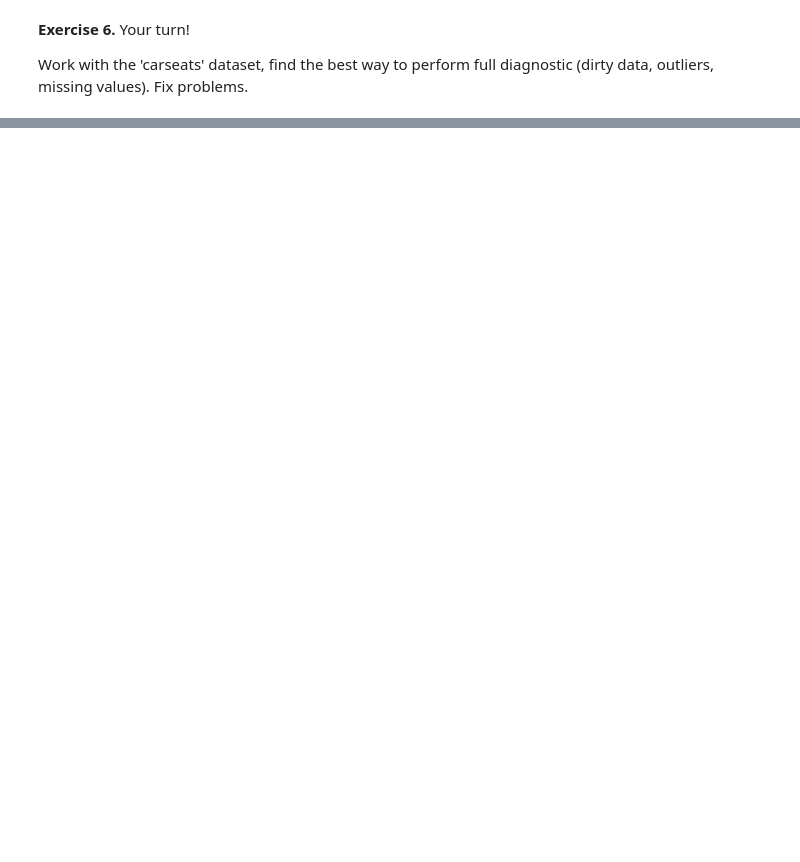
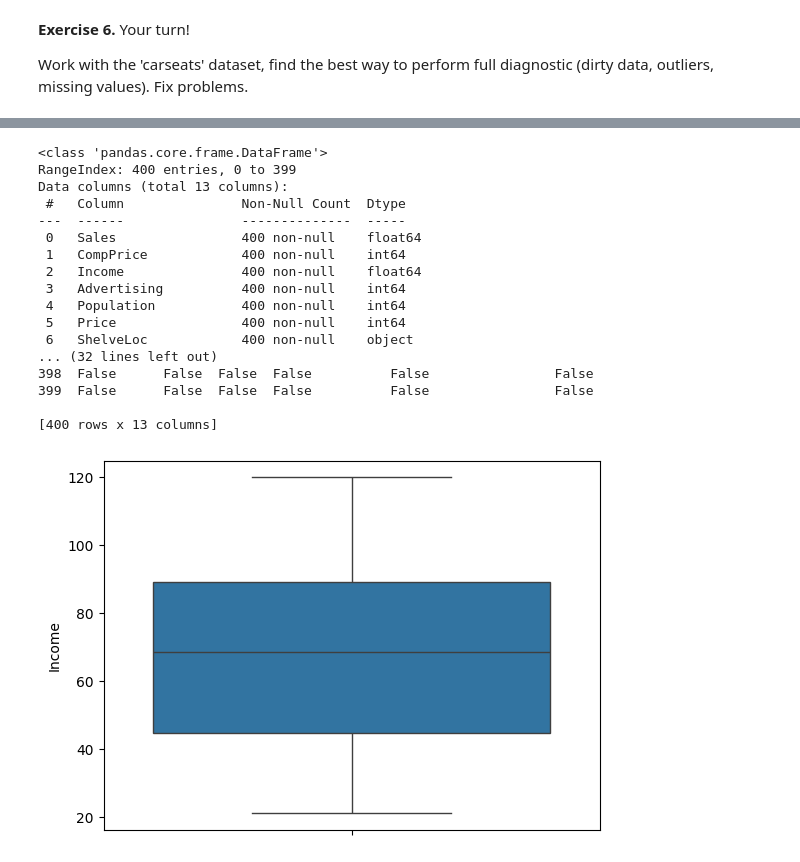
Before and after one commit to an19771/Ds2025, a Jupyter notebook: Exercise 4 (1).ipynb, the cells around one changed output, grey strips where cells are left out. Cells and saved outputs as stored; diff of their text form; code cells hidden in the pictures; blank space fills up the shorter version.

```diff
--- a/Exercise 4 (1).ipynb
+++ b/Exercise 4 (1).ipynb
@@ -652,0 +646,27 @@ Index: []
+# %%
+# your code goes here
+
+print(carseats.info())
+print(carseats.isna())
+sns.boxplot(data=carseats['Income'])
+plt.show()
+# there are no missing values and no outliers
+# %% [output]
+<class 'pandas.core.frame.DataFrame'>
+RangeIndex: 400 entries, 0 to 399
+Data columns (total 13 columns):
+ #   Column               Non-Null Count  Dtype
+---  ------               --------------  -----
+ 0   Sales                400 non-null    float64
+ 1   CompPrice            400 non-null    int64
+ 2   Income               400 non-null    float64
+ 3   Advertising          400 non-null    int64
+ 4   Population           400 non-null    int64
+ 5   Price                400 non-null    int64
+ 6   ShelveLoc            400 non-null    object
+... (32 lines left out)
+398  False      False  False  False          False                False
+399  False      False  False  False          False                False
+
+[400 rows x 13 columns]
+[figure, added]
```
Also changed, not shown: parts of 1 cell of this notebook.
